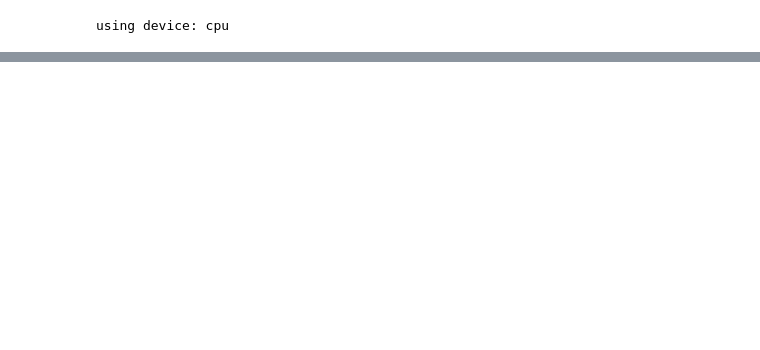
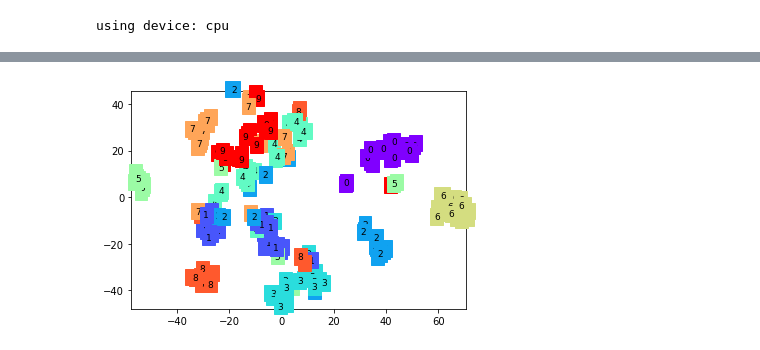
Before and after one commit to vivian-wong/meltpool-clustering, a Jupyter notebook: 08-AutoEncoder/autoencoders.ipynb, the cells around one changed output, grey strips where cells are left out. Saved outputs shown, nothing was run; the diff lists cells and outputs as text; code cells hidden in the pictures; blank space fills up the shorter version.

```diff
--- a/08-AutoEncoder/autoencoders.ipynb
+++ b/08-AutoEncoder/autoencoders.ipynb
@@ -162,0 +179,4 @@ plot_with_labels(X_embedded, digits)
+# %%
+plot2D_with_labels(X_embedded, digits)
+# %% [output]
+[figure, added]
```
Also changed, not shown: parts of 16 cells of this notebook, 1 other file.
